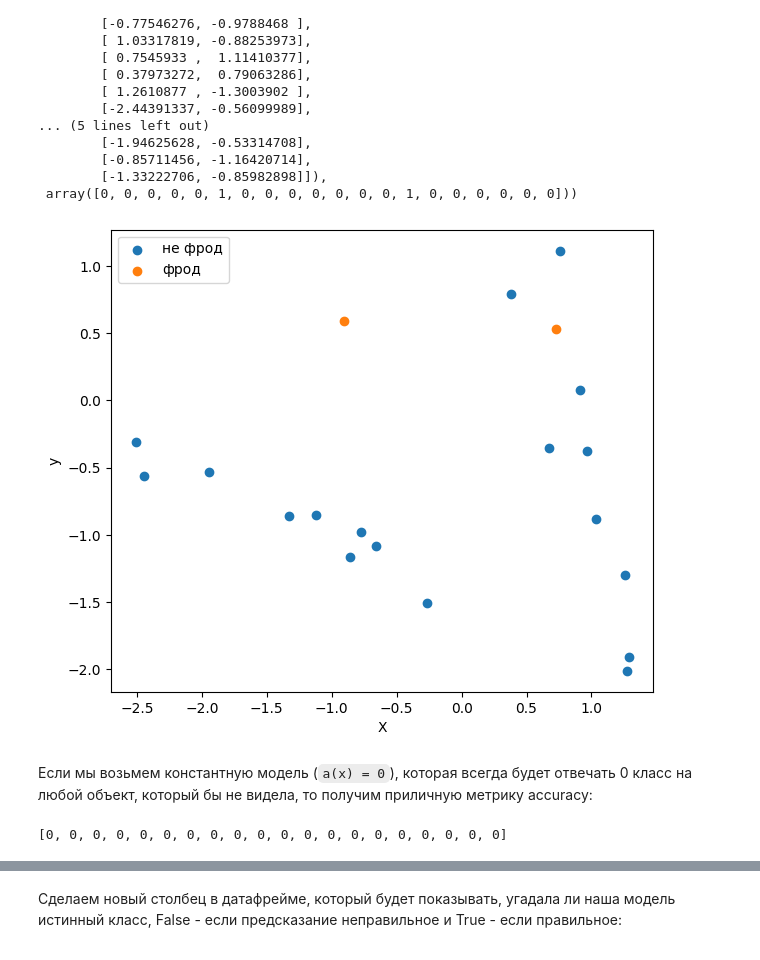
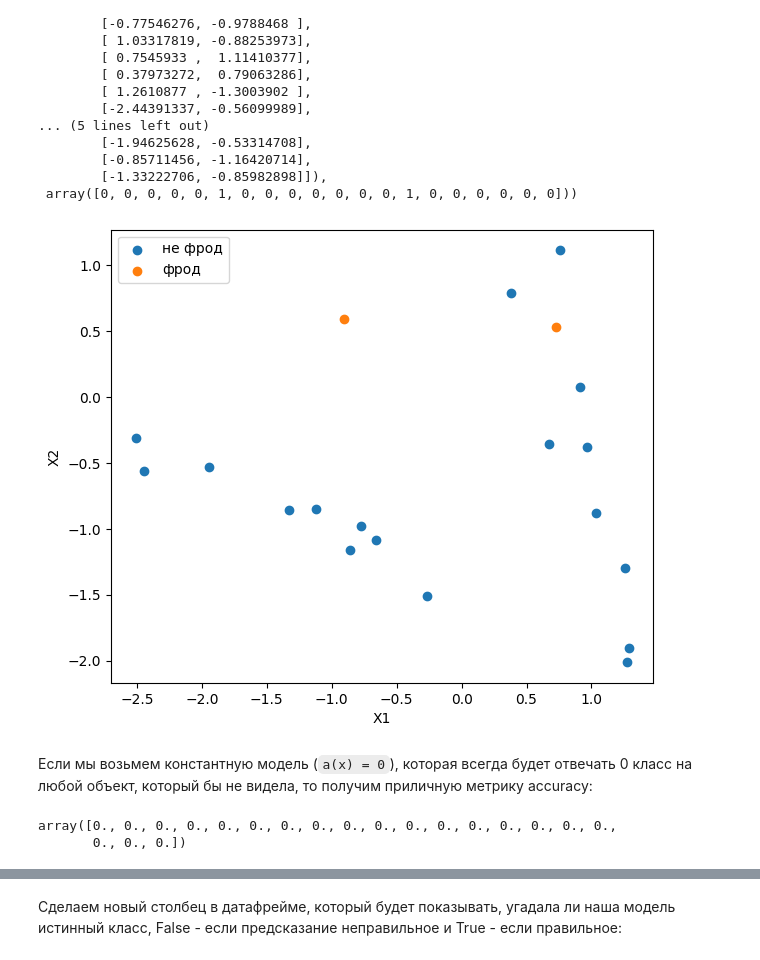
Before and after one commit to igumnov-daniel/HOCK_SEPTEMBER_2023, a Jupyter notebook: 14_ML_logreg/14_logreg.ipynb, the cells around one changed output, grey strips where cells are left out. Cells and saved outputs as stored; diff of their text form; code cells hidden in the pictures.

```diff
--- a/14_ML_logreg/14_logreg.ipynb
+++ b/14_ML_logreg/14_logreg.ipynb
@@ -210,25 +222,26 @@ X_disbalance, y_disbalance
         [-1.33222706, -0.85982898]]),
  array([0, 0, 0, 0, 0, 1, 0, 0, 0, 0, 0, 0, 0, 1, 0, 0, 0, 0, 0, 0]))
 # %%
-plt.figure(figsize=(7, 6))
+plt.figure(figsize=(7, 6), dpi=100)
 
 class_0 = X_disbalance[y_disbalance == 0]
 class_1 = X_disbalance[y_disbalance == 1]
 plt.scatter(class_0[:, 0], class_0[:, 1], label='не фрод')
 plt.scatter(class_1[:, 0], class_1[:, 1], label='фрод')
 
 plt.legend()
-plt.xlabel('X')
-plt.ylabel('y');
+plt.xlabel('X1')
+plt.ylabel('X2');
 # %% [output]
-[figure, old version]
+[figure, new version]
 # %% [markdown]
 Если мы возьмем константную модель (`a(x) = 0`), которая всегда будет отвечать 0 класс на любой объект, который бы не видела, то получим приличную метрику accuracy:
 # %%
-pred = [0 for i in range(20)]
+pred = np.zeros((20))
 pred
 # %% [output]
-[0, 0, 0, 0, 0, 0, 0, 0, 0, 0, 0, 0, 0, 0, 0, 0, 0, 0, 0, 0]
+array([0., 0., 0., 0., 0., 0., 0., 0., 0., 0., 0., 0., 0., 0., 0., 0., 0.,
+       0., 0., 0.])
 # %%
 pred_df_disbalance = pd.DataFrame({
     'ground truth': y_disbalance,
```
Also changed, not shown: parts of 10 cells of this notebook, 1 other file.
